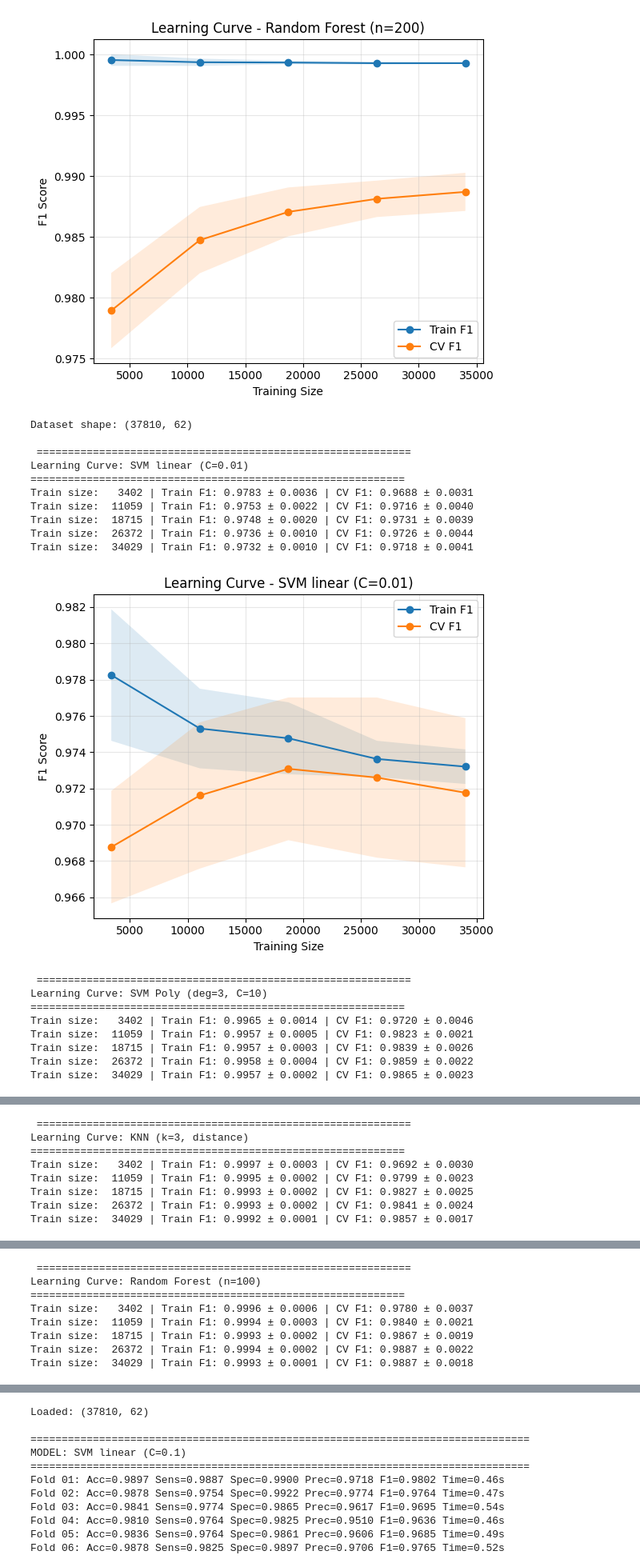
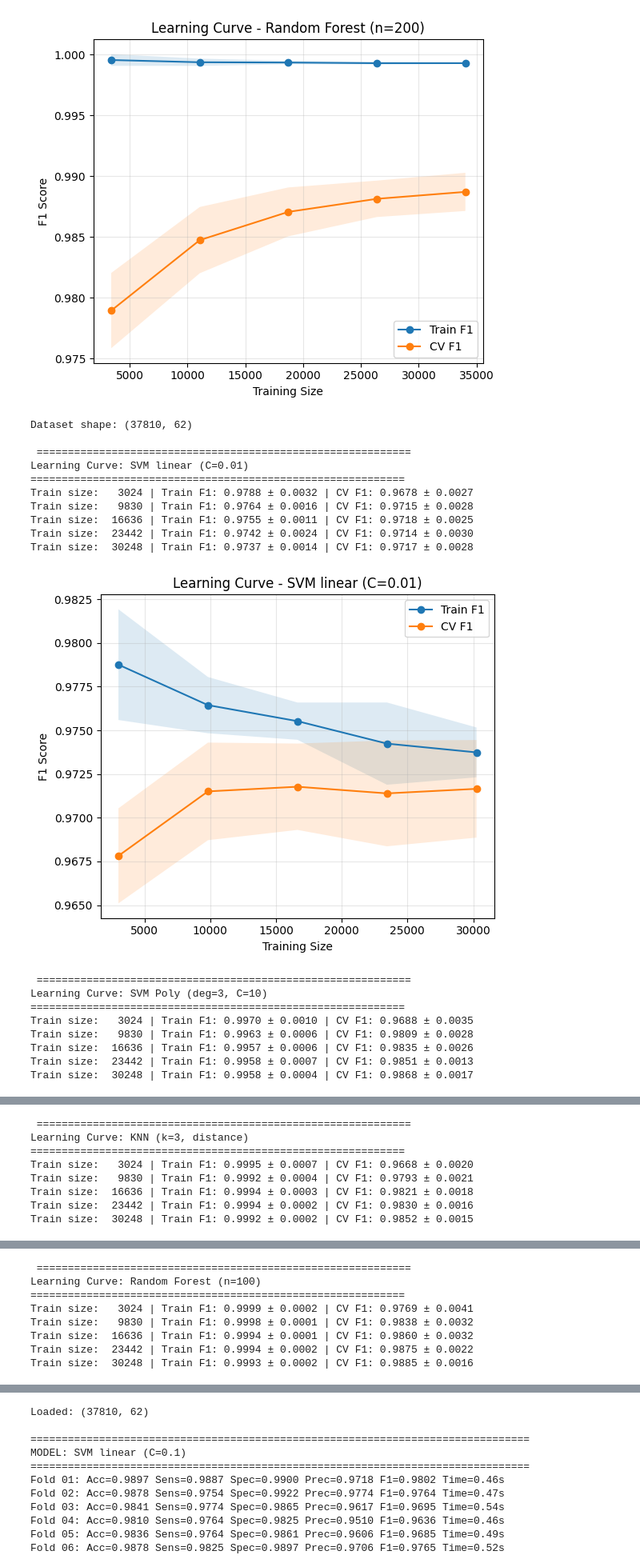
Before and after one commit to Tu4n4nh/HocMayTrongATTT, a Jupyter notebook: extract.ipynb, the cells around one changed output, grey strips where cells are left out. Shown at 80% size. Drawn from its saved outputs; the diff is of its cells as text; code cells hidden in the pictures.

```diff
--- a/extract.ipynb
+++ b/extract.ipynb
@@ -1202,7 +1251,7 @@ DROP_EXTRA_COLUMNS = ["Payloads", "Payloads_normalized", "Class"]
 # ------------------------
 # EXPERIMENT CONFIG
 # ------------------------
-N_SPLITS = 10
+N_SPLITS = 5
 RANDOM_STATE = 42
 SCORING = "f1"
 
@@ -1314,44 +1363,44 @@ def plot_learning_curve(model_name, model):
     plt.figure(figsize=(6,5))
 
     plt.plot(train_sizes, train_mean, marker="o", label="Train F1")
     plt.fill_between(train_sizes, train_mean-train_std, train_mean+train_std, alpha=0.15)
 
     plt.plot(train_sizes, val_mean, marker="o", label="CV F1")
     plt.fill_between(train_sizes, val_mean-val_std, val_mean+val_std, alpha=0.15)
 
     plt.xlabel("Training Size")
     plt.ylabel("F1 Score")
     plt.title(f"Learning Curve - {model_name}")
 
     plt.legend()
     plt.grid(alpha=0.3)
 
     plt.tight_layout()
     plt.show()
 
 
 # ------------------------
 # RUN LEARNING CURVES
 # ------------------------
 for name, model in models.items():
     plot_learning_curve(name, model)
 # %% [output]
 Dataset shape: (37810, 62)
 
  ============================================================
 Learning Curve: SVM linear (C=0.01)
 ============================================================
-Train size:   3402 | Train F1: 0.9783 ± 0.0036 | CV F1: 0.9688 ± 0.0031
-Train size:  11059 | Train F1: 0.9753 ± 0.0022 | CV F1: 0.9716 ± 0.0040
-Train size:  18715 | Train F1: 0.9748 ± 0.0020 | CV F1: 0.9731 ± 0.0039
-Train size:  26372 | Train F1: 0.9736 ± 0.0010 | CV F1: 0.9726 ± 0.0044
-Train size:  34029 | Train F1: 0.9732 ± 0.0010 | CV F1: 0.9718 ± 0.0041
+Train size:   3024 | Train F1: 0.9788 ± 0.0032 | CV F1: 0.9678 ± 0.0027
+Train size:   9830 | Train F1: 0.9764 ± 0.0016 | CV F1: 0.9715 ± 0.0028
+Train size:  16636 | Train F1: 0.9755 ± 0.0011 | CV F1: 0.9718 ± 0.0025
+Train size:  23442 | Train F1: 0.9742 ± 0.0024 | CV F1: 0.9714 ± 0.0030
+Train size:  30248 | Train F1: 0.9737 ± 0.0014 | CV F1: 0.9717 ± 0.0028
-[figure, old version]
+[figure, new version]
  ============================================================
 Learning Curve: SVM Poly (deg=3, C=10)
 ============================================================
-Train size:   3402 | Train F1: 0.9965 ± 0.0014 | CV F1: 0.9720 ± 0.0046
-Train size:  11059 | Train F1: 0.9957 ± 0.0005 | CV F1: 0.9823 ± 0.0021
-Train size:  18715 | Train F1: 0.9957 ± 0.0003 | CV F1: 0.9839 ± 0.0026
-Train size:  26372 | Train F1: 0.9958 ± 0.0004 | CV F1: 0.9859 ± 0.0022
-Train size:  34029 | Train F1: 0.9957 ± 0.0002 | CV F1: 0.9865 ± 0.0023
+Train size:   3024 | Train F1: 0.9970 ± 0.0010 | CV F1: 0.9688 ± 0.0035
+Train size:   9830 | Train F1: 0.9963 ± 0.0006 | CV F1: 0.9809 ± 0.0028
+Train size:  16636 | Train F1: 0.9957 ± 0.0006 | CV F1: 0.9835 ± 0.0026
+Train size:  23442 | Train F1: 0.9958 ± 0.0007 | CV F1: 0.9851 ± 0.0013
+Train size:  30248 | Train F1: 0.9958 ± 0.0004 | CV F1: 0.9868 ± 0.0017
@@ -1359,8 +1408,8 @@ Train size:  34029 | Train F1: 0.9957 ± 0.0002 | CV F1: 0.9865 ± 0.0023
  ============================================================
 Learning Curve: KNN (k=3, distance)
 ============================================================
-Train size:   3402 | Train F1: 0.9997 ± 0.0003 | CV F1: 0.9692 ± 0.0030
-Train size:  11059 | Train F1: 0.9995 ± 0.0002 | CV F1: 0.9799 ± 0.0023
-Train size:  18715 | Train F1: 0.9993 ± 0.0002 | CV F1: 0.9827 ± 0.0025
-Train size:  26372 | Train F1: 0.9993 ± 0.0002 | CV F1: 0.9841 ± 0.0024
-Train size:  34029 | Train F1: 0.9992 ± 0.0001 | CV F1: 0.9857 ± 0.0017
+Train size:   3024 | Train F1: 0.9995 ± 0.0007 | CV F1: 0.9668 ± 0.0020
+Train size:   9830 | Train F1: 0.9992 ± 0.0004 | CV F1: 0.9793 ± 0.0021
+Train size:  16636 | Train F1: 0.9994 ± 0.0003 | CV F1: 0.9821 ± 0.0018
+Train size:  23442 | Train F1: 0.9994 ± 0.0002 | CV F1: 0.9830 ± 0.0016
+Train size:  30248 | Train F1: 0.9992 ± 0.0002 | CV F1: 0.9852 ± 0.0015
@@ -1368,8 +1417,8 @@ Train size:  34029 | Train F1: 0.9992 ± 0.0001 | CV F1: 0.9857 ± 0.0017
  ============================================================
 Learning Curve: Random Forest (n=100)
 ============================================================
-Train size:   3402 | Train F1: 0.9996 ± 0.0006 | CV F1: 0.9780 ± 0.0037
-Train size:  11059 | Train F1: 0.9994 ± 0.0003 | CV F1: 0.9840 ± 0.0021
-Train size:  18715 | Train F1: 0.9993 ± 0.0002 | CV F1: 0.9867 ± 0.0019
-Train size:  26372 | Train F1: 0.9994 ± 0.0002 | CV F1: 0.9887 ± 0.0022
-Train size:  34029 | Train F1: 0.9993 ± 0.0001 | CV F1: 0.9887 ± 0.0018
+Train size:   3024 | Train F1: 0.9999 ± 0.0002 | CV F1: 0.9769 ± 0.0041
+Train size:   9830 | Train F1: 0.9998 ± 0.0001 | CV F1: 0.9838 ± 0.0032
+Train size:  16636 | Train F1: 0.9994 ± 0.0001 | CV F1: 0.9860 ± 0.0032
+Train size:  23442 | Train F1: 0.9994 ± 0.0002 | CV F1: 0.9875 ± 0.0022
+Train size:  30248 | Train F1: 0.9993 ± 0.0002 | CV F1: 0.9885 ± 0.0016
```
Also changed, not shown: parts of 4 cells of this notebook.
